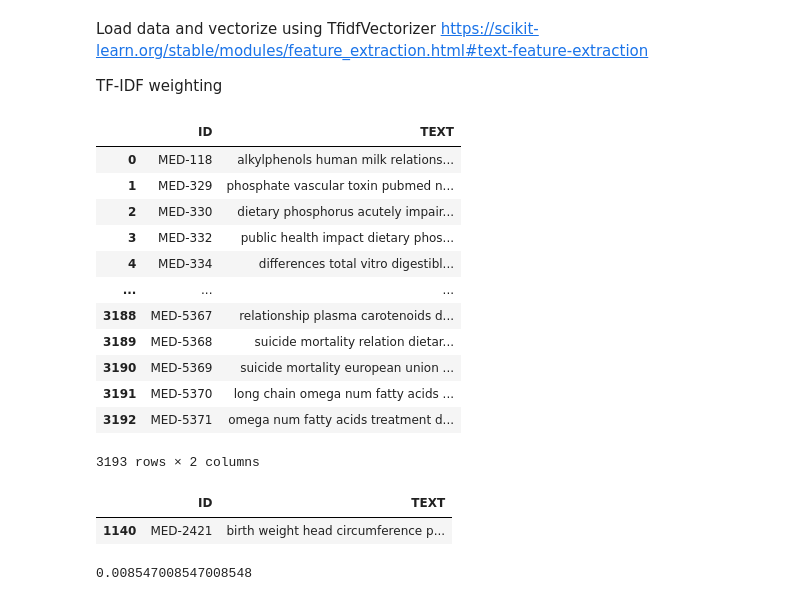
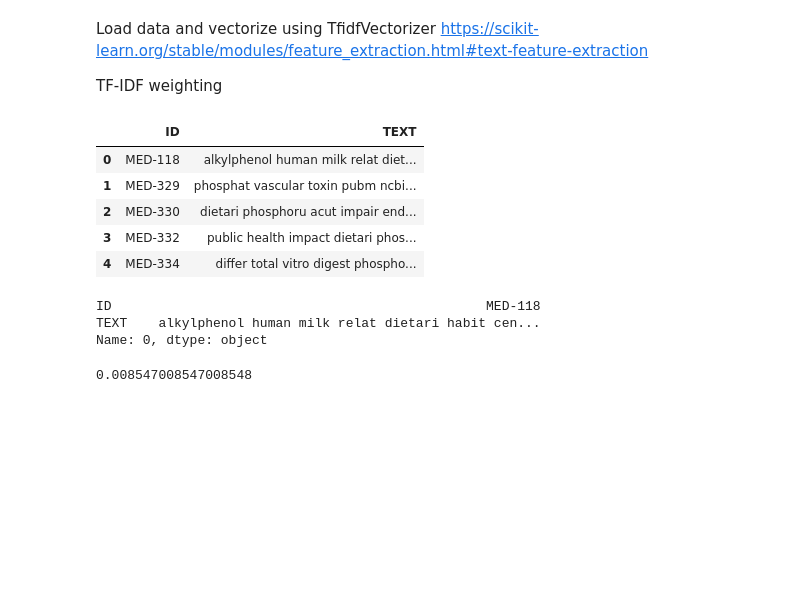
Before and after one commit to tugaevaea/IRWS, a Jupyter notebook: Rand_proj_Elly.ipynb, the cells around one changed output. Saved outputs shown, nothing was run; the diff lists cells and outputs as text; code cells hidden in the pictures; blank space fills up the shorter version.

```diff
--- a/Rand_proj_Elly.ipynb
+++ b/Rand_proj_Elly.ipynb
@@ -17,31 +24,41 @@ Load data and vectorize using TfidfVectorizer
 https://scikit-learn.org/stable/modules/feature_extraction.html#text-feature-extraction
 
 TF-IDF weighting
+# %%
+def preprocess_corpus(data):
+
+    ps = PorterStemmer()
+
+    def stemSentence(sentence,ps):
+        token_words = word_tokenize(sentence)
+        stem_sentence = []
+        for word in token_words:
+            stem_sentence.append(ps.stem(word))
+            stem_sentence.append(" ")
+        return "".join(stem_sentence)
+
+    data['TEXT'] = data.apply(lambda x: stemSentence(x['TEXT'],ps), axis=1)
+
+    return data
 # %%
 corpus = pd.read_csv('nfcorpus/dev.docs', sep='\t', names=['ID', 'TEXT'])
-corpus
+corpus = preprocess_corpus(corpus)
+corpus.head()
 # %% [output]
 |  | ID | TEXT |
-| 0 | MED-118 | alkylphenols human milk relations... |
-| 1 | MED-329 | phosphate vascular toxin pubmed n... |
-| 2 | MED-330 | dietary phosphorus acutely impair... |
-| 3 | MED-332 | public health impact dietary phos... |
-| 4 | MED-334 | differences total vitro digestibl... |
-| ... | ... | ... |
-| 3188 | MED-5367 | relationship plasma carotenoids d... |
-| 3189 | MED-5368 | suicide mortality relation dietar... |
-| 3190 | MED-5369 | suicide mortality european union ... |
-| 3191 | MED-5370 | long chain omega num fatty acids ... |
-| 3192 | MED-5371 | omega num fatty acids treatment d... |
+| 0 | MED-118 | alkylphenol human milk relat diet... |
+| 1 | MED-329 | phosphat vascular toxin pubm ncbi... |
+| 2 | MED-330 | dietari phosphoru acut impair end... |
+| 3 | MED-332 | public health impact dietari phos... |
+| 4 | MED-334 | differ total vitro digest phospho... |
-3193 rows × 2 columns
 # %%
 #find the id of med-2421
-med_id = corpus['ID'] == "MED-2421"
-med_id = corpus[med_id]
+med_id = corpus.iloc[0]
 med_id
 # %% [output]
-|  | ID | TEXT |
-| 1140 | MED-2421 | birth weight head circumference p... |
+ID                                                MED-118
+TEXT    alkylphenol human milk relat dietari habit cen...
+Name: 0, dtype: object
 # %%
 
 # create token list out of document
```
Also changed, not shown: parts of 8 cells of this notebook, 3 other files.
